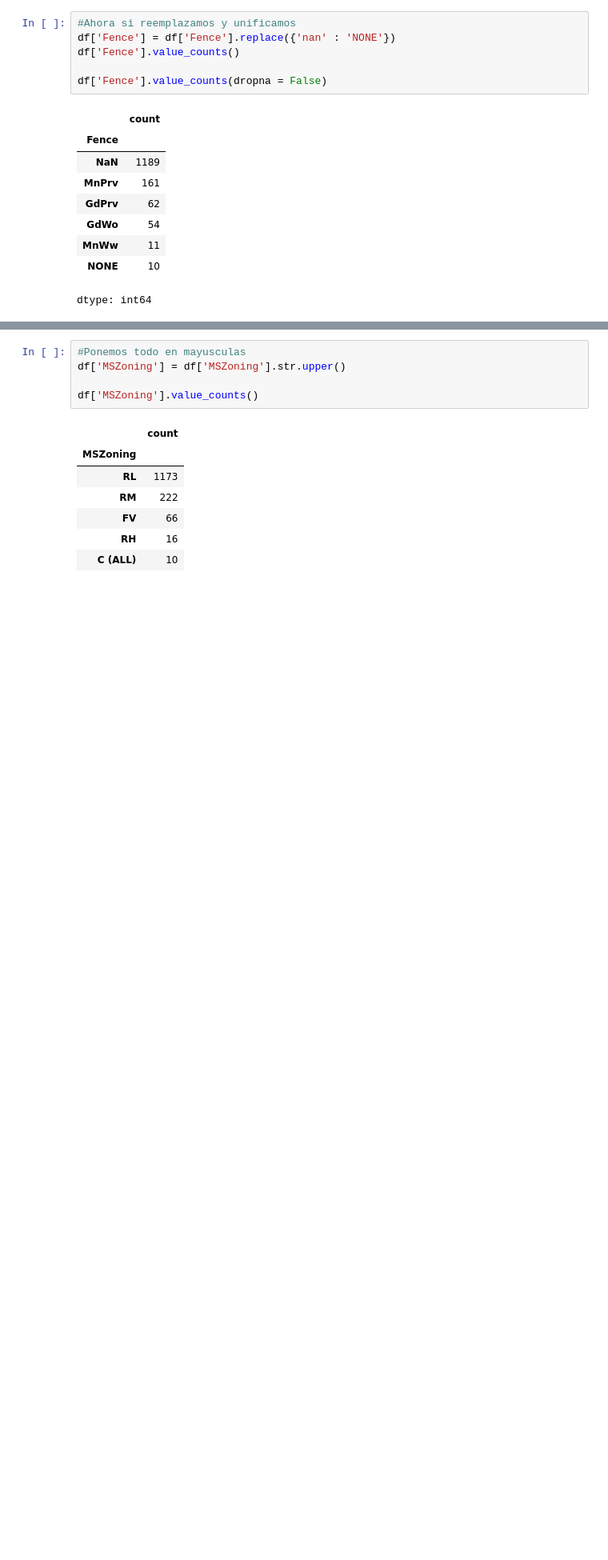
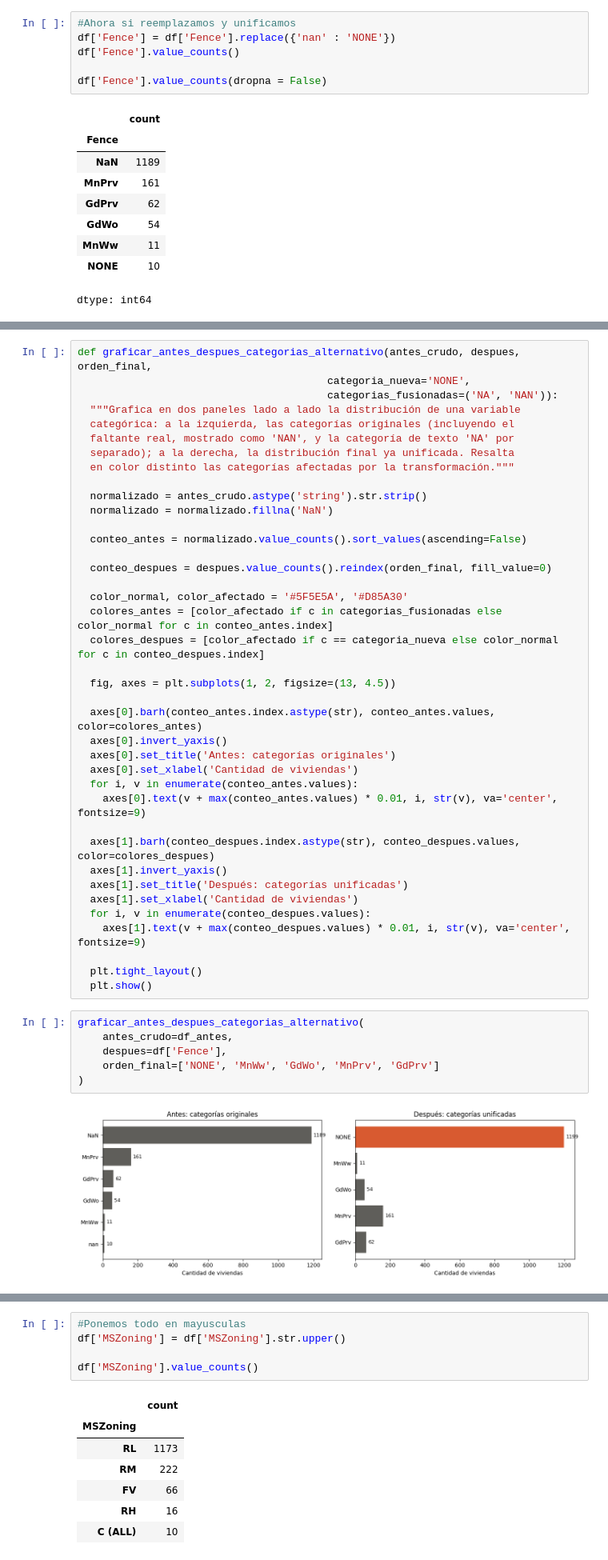
Before and after one commit to AlesioRios/Laboratorio-de-Datos-II, a Jupyter notebook: Lab_de_Datos_II_TP2.ipynb, the cells around one changed output, grey strips where cells are left out. Shown at 80% size. Cells and saved outputs as stored; diff of their text form; blank space fills up the shorter version.

```diff
--- a/Lab_de_Datos_II_TP2.ipynb
+++ b/Lab_de_Datos_II_TP2.ipynb
@@ -300,2 +310,49 @@ dtype: int64
+# %%
+def graficar_antes_despues_categorias_alternativo(antes_crudo, despues, orden_final,
+                                        categoria_nueva='NONE',
+                                        categorias_fusionadas=('NA', 'NAN')):
+  """Grafica en dos paneles lado a lado la distribución de una variable
+  categórica: a la izquierda, las categorías originales (incluyendo el
+  faltante real, mostrado como 'NAN', y la categoría de texto 'NA' por
+  separado); a la derecha, la distribución final ya unificada. Resalta
+  en color distinto las categorías afectadas por la transformación."""
+
+  normalizado = antes_crudo.astype('string').str.strip()
+  normalizado = normalizado.fillna('NaN')
+
+  conteo_antes = normalizado.value_counts().sort_values(ascending=False)
+
+  conteo_despues = despues.value_counts().reindex(orden_final, fill_value=0)
+
+  color_normal, color_afectado = '#5F5E5A', '#D85A30'
+  colores_antes = [color_afectado if c in categorias_fusionadas else color_normal for c in conteo_antes.index]
+  colores_despues = [color_afectado if c == categoria_nueva else color_normal for c in conteo_despues.index]
+
+  fig, axes = plt.subplots(1, 2, figsize=(13, 4.5))
+
+  axes[0].barh(conteo_antes.index.astype(str), conteo_antes.values, color=colores_antes)
+  axes[0].invert_yaxis()
+  axes[0].set_title('Antes: categorías originales')
+  axes[0].set_xlabel('Cantidad de viviendas')
+  for i, v in enumerate(conteo_antes.values):
+    axes[0].text(v + max(conteo_antes.values) * 0.01, i, str(v), va='center', fontsize=9)
+
+  axes[1].barh(conteo_despues.index.astype(str), conteo_despues.values, color=colores_despues)
+  axes[1].invert_yaxis()
+  axes[1].set_title('Después: categorías unificadas')
+  axes[1].set_xlabel('Cantidad de viviendas')
+  for i, v in enumerate(conteo_despues.values):
+    axes[1].text(v + max(conteo_despues.values) * 0.01, i, str(v), va='center', fontsize=9)
+
+  plt.tight_layout()
+  plt.show()
+# %%
+graficar_antes_despues_categorias_alternativo(
+    antes_crudo=df_antes,
+    despues=df['Fence'],
+    orden_final=['NONE', 'MnWw', 'GdWo', 'MnPrv', 'GdPrv']
+)
+# %% [output]
+[figure, added]
 # %%
 #Neighborhood
```
Also changed, not shown: parts of 50 cells of this notebook.
